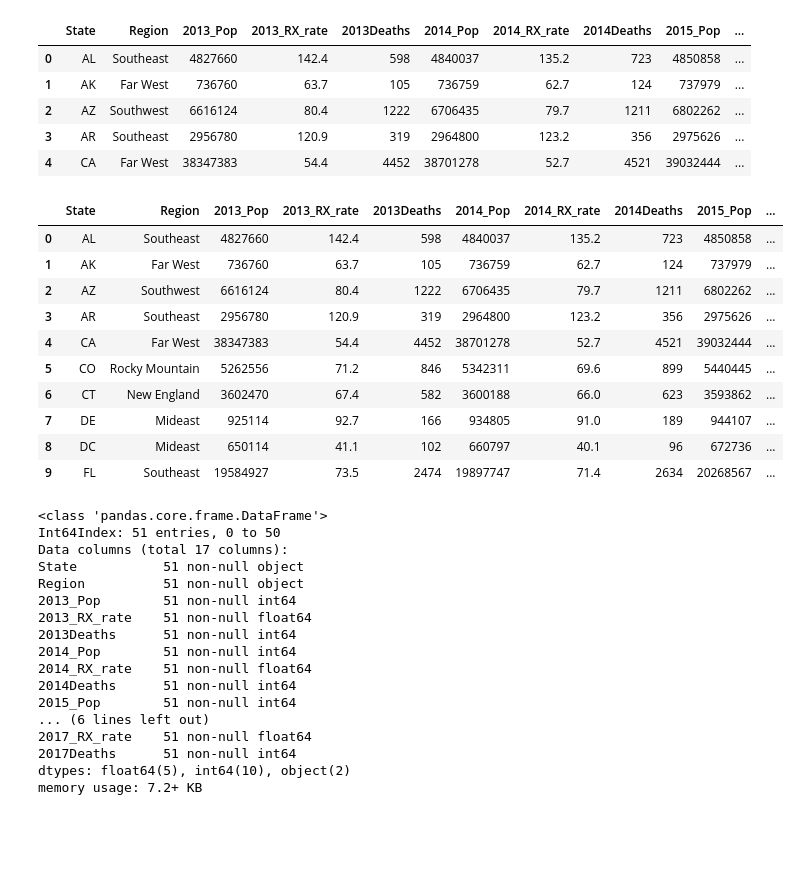
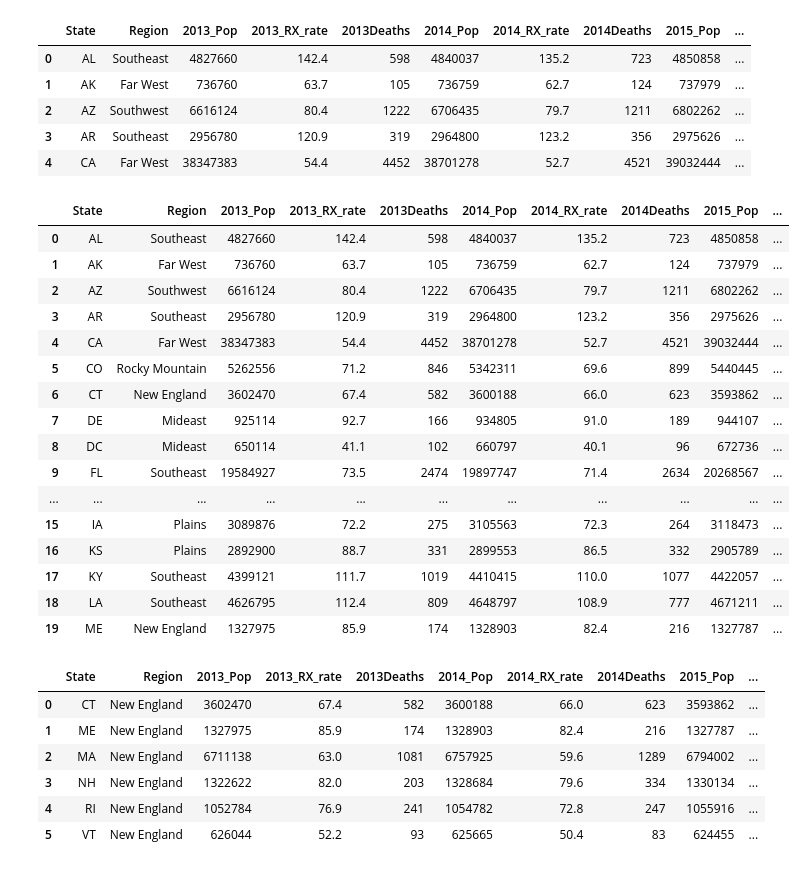
Before and after one commit to cgilbert05/Project-Team-Blue, a Jupyter notebook: Project_1_CountryInCrisis.ipynb, the cells around one changed output. Drawn from its saved outputs; the diff is of its cells as text; code cells hidden in the pictures; blank space fills up the shorter version.

Commit message:
subset master df into economic region dfs

```diff
--- a/Project_1_CountryInCrisis.ipynb
+++ b/Project_1_CountryInCrisis.ipynb
@@ -19,7 +19,7 @@ regions = pd.read_csv("raw_data/regions.csv", thousands=',')
 #############THESE ARE THE OVERDOSE BY STATE DATA FRAMES *********************
 deaths_2013_df = deaths_2013_2014[['State', '2013Number']]
 deaths_2013_df = deaths_2013_df.rename(index=str, columns={"2013Number": "2013Deaths"})
-deaths_2013_df["2013Deaths"] = pd.to_numeric(deaths_2013_df["2013Deaths"])
+# deaths_2013_df["2013Deaths"] = pd.to_numeric(deaths_2013_df["2013Deaths"])
 deaths_2014_df = deaths_2013_2014[['State', '2014Number']]
 deaths_2014_df = deaths_2014_df.rename(index=str, columns={"2014Number": "2014Deaths"})
 deaths_2015_df = deaths_2015[['State', 'Number']]
@@ -208,36 +208,44 @@ master_df.head()
 | 3 | AR | Southeast | 2956780 | 120.9 | 319 | 2964800 | 123.2 | 356 | 2975626 | ... |
 | 4 | CA | Far West | 38347383 | 54.4 | 4452 | 38701278 | 52.7 | 4521 | 39032444 | ... |
 # %%
-master_df.head(10)
+master_df.head(20)
 # %% [output]
 |  | State | Region | 2013_Pop | 2013_RX_rate | 2013Deaths | 2014_Pop | 2014_RX_rate | 2014Deaths | 2015_Pop | ... |
 | 0 | AL | Southeast | 4827660 | 142.4 | 598 | 4840037 | 135.2 | 723 | 4850858 | ... |
 | 1 | AK | Far West | 736760 | 63.7 | 105 | 736759 | 62.7 | 124 | 737979 | ... |
 | 2 | AZ | Southwest | 6616124 | 80.4 | 1222 | 6706435 | 79.7 | 1211 | 6802262 | ... |
 | 3 | AR | Southeast | 2956780 | 120.9 | 319 | 2964800 | 123.2 | 356 | 2975626 | ... |
 | 4 | CA | Far West | 38347383 | 54.4 | 4452 | 38701278 | 52.7 | 4521 | 39032444 | ... |
 | 5 | CO | Rocky Mountain | 5262556 | 71.2 | 846 | 5342311 | 69.6 | 899 | 5440445 | ... |
 | 6 | CT | New England | 3602470 | 67.4 | 582 | 3600188 | 66.0 | 623 | 3593862 | ... |
 | 7 | DE | Mideast | 925114 | 92.7 | 166 | 934805 | 91.0 | 189 | 944107 | ... |
 | 8 | DC | Mideast | 650114 | 41.1 | 102 | 660797 | 40.1 | 96 | 672736 | ... |
 | 9 | FL | Southeast | 19584927 | 73.5 | 2474 | 19897747 | 71.4 | 2634 | 20268567 | ... |
+| ... | ... | ... | ... | ... | ... | ... | ... | ... | ... | ... |
+| 15 | IA | Plains | 3089876 | 72.2 | 275 | 3105563 | 72.3 | 264 | 3118473 | ... |
+| 16 | KS | Plains | 2892900 | 88.7 | 331 | 2899553 | 86.5 | 332 | 2905789 | ... |
+| 17 | KY | Southeast | 4399121 | 111.7 | 1019 | 4410415 | 110.0 | 1077 | 4422057 | ... |
+| 18 | LA | Southeast | 4626795 | 112.4 | 809 | 4648797 | 108.9 | 777 | 4671211 | ... |
+| 19 | ME | New England | 1327975 | 85.9 | 174 | 1328903 | 82.4 | 216 | 1327787 | ... |
-# %%
-master_df.info()
-# %% [output]
-<class 'pandas.core.frame.DataFrame'>
-Int64Index: 51 entries, 0 to 50
-Data columns (total 17 columns):
-State           51 non-null object
-Region          51 non-null object
-2013_Pop        51 non-null int64
-2013_RX_rate    51 non-null float64
-2013Deaths      51 non-null int64
-2014_Pop        51 non-null int64
-2014_RX_rate    51 non-null float64
-2014Deaths      51 non-null int64
-2015_Pop        51 non-null int64
-... (6 lines left out)
-2017_RX_rate    51 non-null float64
-2017Deaths      51 non-null int64
-dtypes: float64(5), int64(10), object(2)
-memory usage: 7.2+ KB
+# %%
+# subset master dataframe into regional data frames by economic region
+southeast = master_df[master_df.Region == 'Southeast'].reset_index(drop=True)
+southwest = master_df[master_df.Region == 'Southwest'].reset_index(drop=True)
+farwest = master_df[master_df.Region == 'Far West'].reset_index(drop=True)
+rockmount = master_df[master_df.Region == 'Rocky Mountain'].reset_index(drop=True)
+plains = master_df[master_df.Region == 'Plains'].reset_index(drop=True)
+greatlakes = master_df[master_df.Region == 'Great Lakes'].reset_index(drop=True)
+mideast = master_df[master_df.Region == 'Mideast'].reset_index(drop=True)
+newengland = master_df[master_df.Region == 'New England'].reset_index(drop=True)
+
+
+
+newengland
+# %% [output]
+|  | State | Region | 2013_Pop | 2013_RX_rate | 2013Deaths | 2014_Pop | 2014_RX_rate | 2014Deaths | 2015_Pop | ... |
+| 0 | CT | New England | 3602470 | 67.4 | 582 | 3600188 | 66.0 | 623 | 3593862 | ... |
+| 1 | ME | New England | 1327975 | 85.9 | 174 | 1328903 | 82.4 | 216 | 1327787 | ... |
+| 2 | MA | New England | 6711138 | 63.0 | 1081 | 6757925 | 59.6 | 1289 | 6794002 | ... |
+| 3 | NH | New England | 1322622 | 82.0 | 203 | 1328684 | 79.6 | 334 | 1330134 | ... |
+| 4 | RI | New England | 1052784 | 76.9 | 241 | 1054782 | 72.8 | 247 | 1055916 | ... |
+| 5 | VT | New England | 626044 | 52.2 | 93 | 625665 | 50.4 | 83 | 624455 | ... |
```
